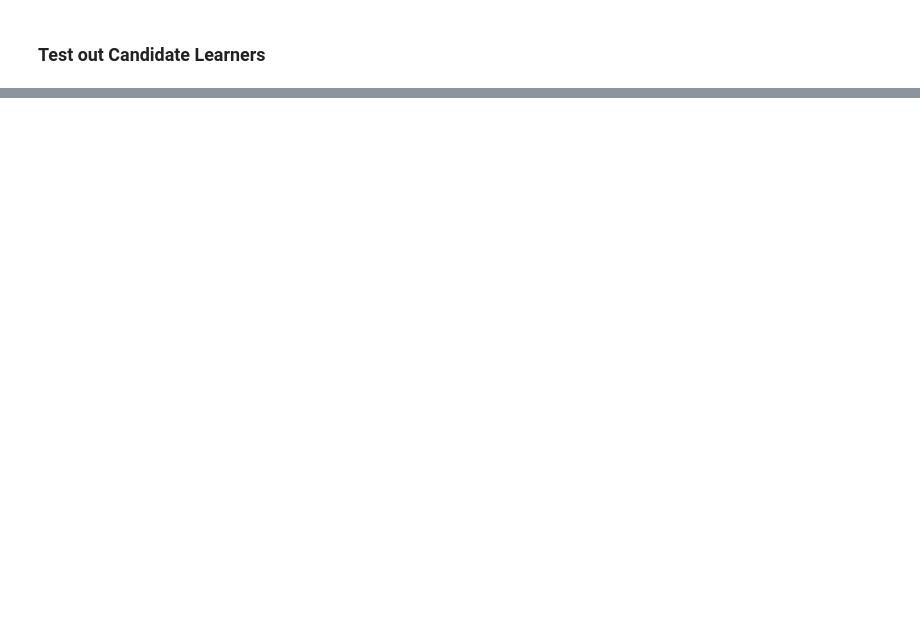
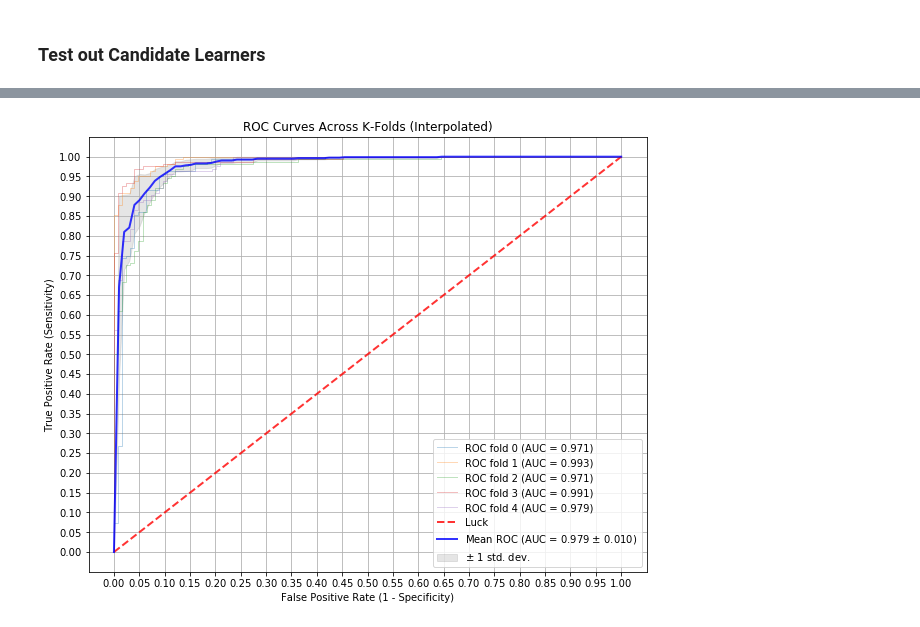
Before and after one commit to pelillian/machine-learning-kd-diagnosis, a Jupyter notebook: classification-notebooks/Ensembles-Expanded-Data.ipynb, the cells around one changed output, grey strips where cells are left out. Cells and saved outputs as stored; diff of their text form; code cells hidden in the pictures; blank space fills up the shorter version.

```diff
--- a/classification-notebooks/Ensembles-Expanded-Data.ipynb
+++ b/classification-notebooks/Ensembles-Expanded-Data.ipynb
@@ -234,6 +172,6 @@ clf = ScikitModel(
     n_iter=100,
     verbose=True)
 
-test_model(clf, x, y, threshold=0.4)
+ensemble_rocs = test_model(clf, x, y, threshold=0.4)
 # %% [output]
 Fitting 5 folds for each of 100 candidates, totalling 500 fits
@@ -265,0 +204,4 @@ KD Classified as KD: 158.0, (96.3414634146 %)
+# %%
+plot_cv_roc_curves(ensemble_rocs)
+# %% [output]
+[figure, added]
```
Also changed, not shown: parts of 9 cells of this notebook, 4 other files.
